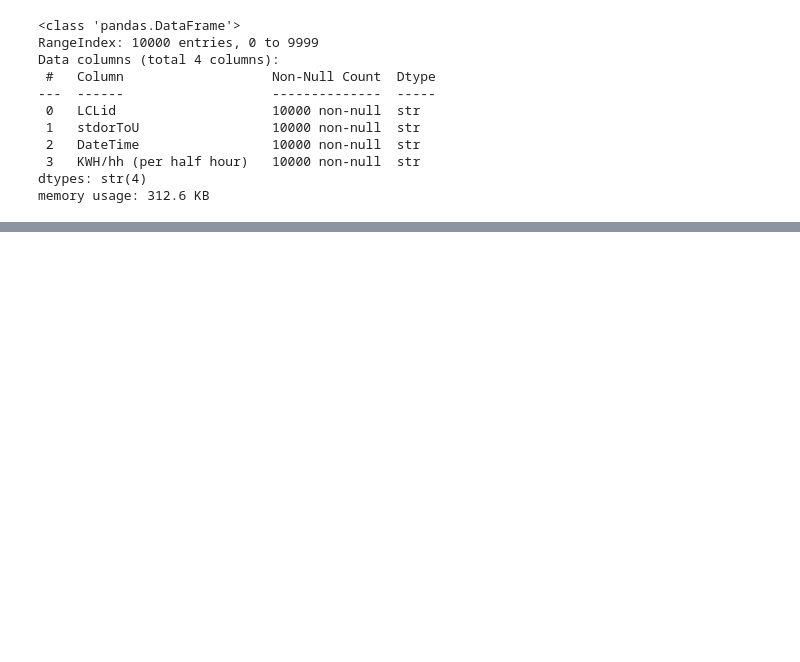
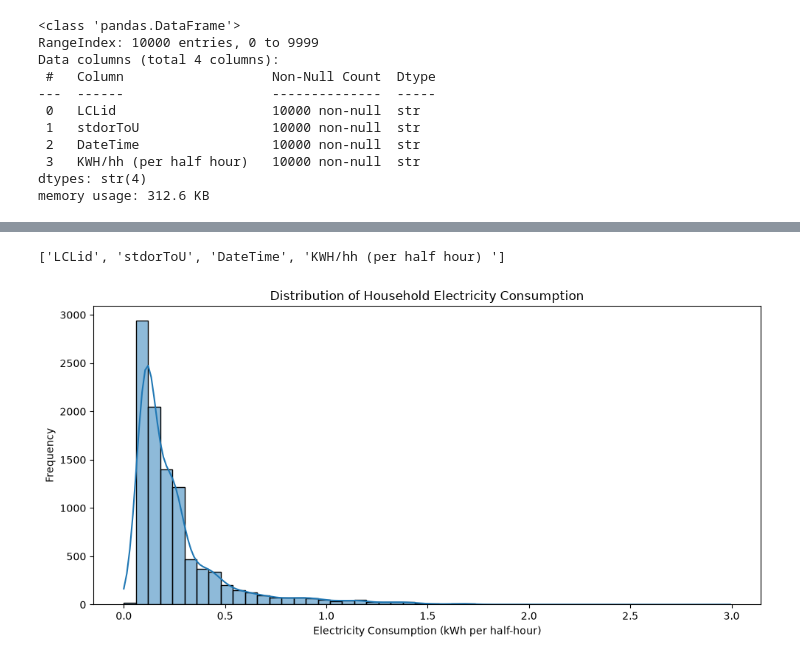
Before and after one commit to devbhatnagar-mp4/Smart-Meter-Load-Profiling-and-Consumer-Energy-Consumption-Clustering, a Jupyter notebook: notebooks/01_dataset_exploration.ipynb, the cells around one changed output, grey strips where cells are left out. Drawn from its saved outputs; the diff is of its cells as text; code cells hidden in the pictures; blank space fills up the shorter version.

```diff
--- a/notebooks/01_dataset_exploration.ipynb
+++ b/notebooks/01_dataset_exploration.ipynb
@@ -123,0 +196,7 @@ memory usage: 312.6 KB
+# %%
+
+# Convert DateTime column into datetime format
+df["DateTime"] = pd.to_datetime(df["DateTime"], errors="coerce")
+
+print("Earliest reading:", df["DateTime"].min())
+print("Latest reading:", df["DateTime"].max())
@@ -123,0 +231,14 @@ memory usage: 312.6 KB
+# %%
+
+
+# Identify the consumption column
+consumption_column = "KWH/hh (per half hour)"
+
+# Convert consumption into numeric values
+df[consumption_column] = pd.to_numeric(
+    df[consumption_column],
+    errors="coerce"
+)
+
+# Display statistical summary
+print(df[consumption_column].describe())
@@ -123,0 +255,24 @@ memory usage: 312.6 KB
+# %%
+# Display all column names
+print(df.columns.tolist())
+# %% [output]
+['LCLid', 'stdorToU', 'DateTime', 'KWH/hh (per half hour) ']
+# %%
+
+plt.figure(figsize=(10, 5))
+
+sns.histplot(
+    data=df,
+    x=consumption_column,
+    bins=50,
+    kde=True
+)
+
+plt.title("Distribution of Household Electricity Consumption")
+plt.xlabel("Electricity Consumption (kWh per half-hour)")
+plt.ylabel("Frequency")
+
+plt.tight_layout()
+plt.show()
+# %% [output]
+[figure, added]
```
Also changed, not shown: parts of 16 cells of this notebook.
